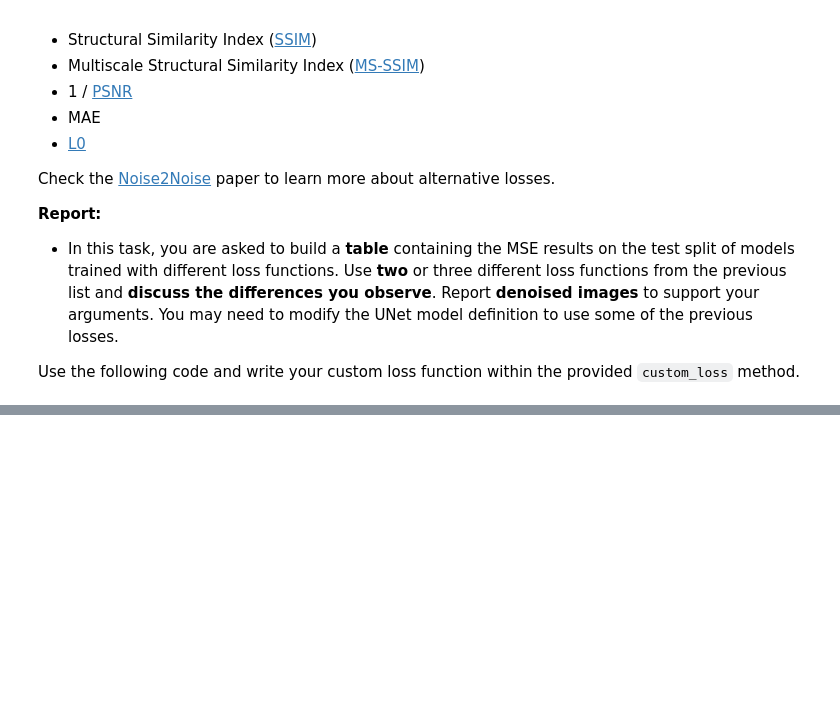
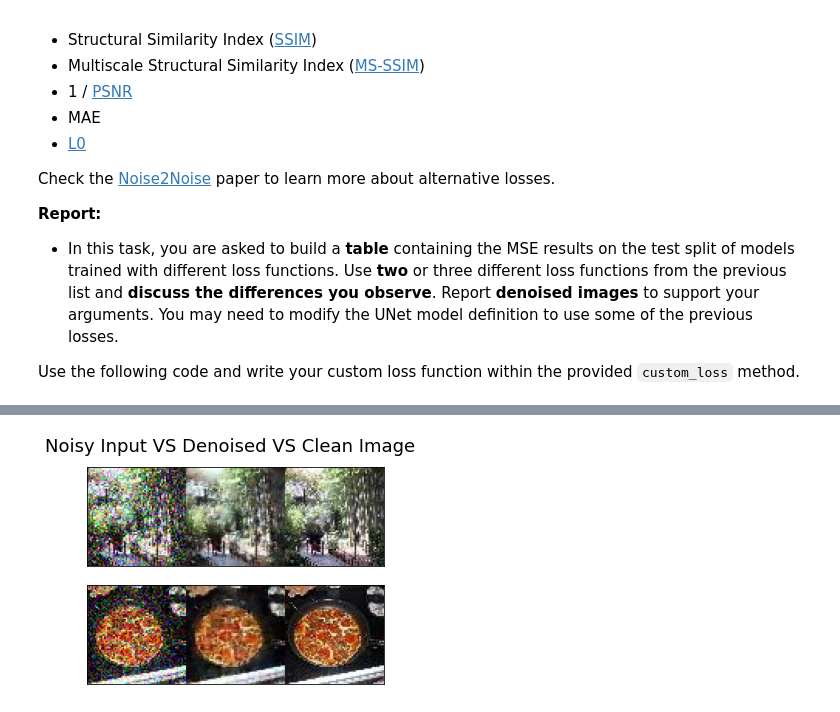
Before and after one commit to laiwenq/deep-learning-course, a Jupyter notebook: Autoencoders.ipynb, the cells around one changed output, grey strips where cells are left out. Cells and saved outputs as stored; diff of their text form; code cells hidden in the pictures; blank space fills up the shorter version.

```diff
--- a/Autoencoders.ipynb
+++ b/Autoencoders.ipynb
@@ -1446,3 +1481,5 @@ for row in range(N):
+# %%
+im = np.array(x_test_denoised[idx])
 # %%
 # SSIM
 from tensorflow import image
@@ -1455,22 +1514,24 @@ model.fit(x_train_noise, x_train, batch_size=128, epochs=10, validation_split=0.
 # %%
 import matplotlib.pyplot as plt
 
-idx_example = np.random.randint(0, len(x_test_noise))
+idx_example = 1524
 x_test_denoised = model.predict(x_test_noise[idx_example:idx_example+2, ...])
 
 N=2
 start_val = 0
 fig, axes = plt.subplots(N,1)
 plt.suptitle('Noisy Input VS Denoised VS Clean Image', fontsize=18)
 for row in range(N):
   for col in range(1):
     idx = start_val+row+N*col
 
     im = np.concatenate((x_test_noise[idx_example+idx], x_test_denoised[idx], x_test[idx_example+idx]), 1)
     im = cv2.cvtColor(im.astype(np.float32), cv2.COLOR_BGR2RGB)
     axes[row].imshow(np.clip(im, 0, 1))
     axes[row].set_xticks([])
     axes[row].set_yticks([])
+# %% [output]
+[figure, added]
 # %%
 # MAE
 def custom_loss(true_values, predicted_values):
```
Also changed, not shown: parts of 6 cells of this notebook.
